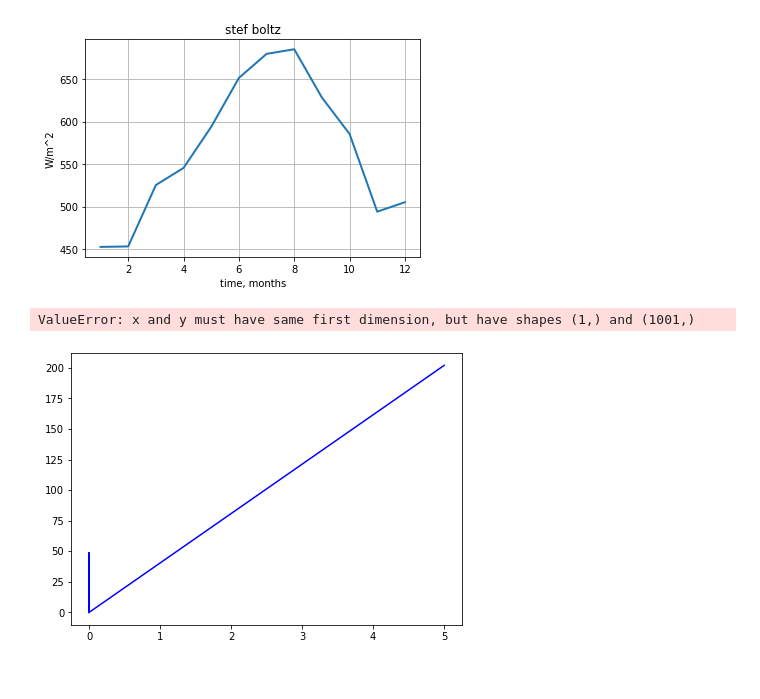
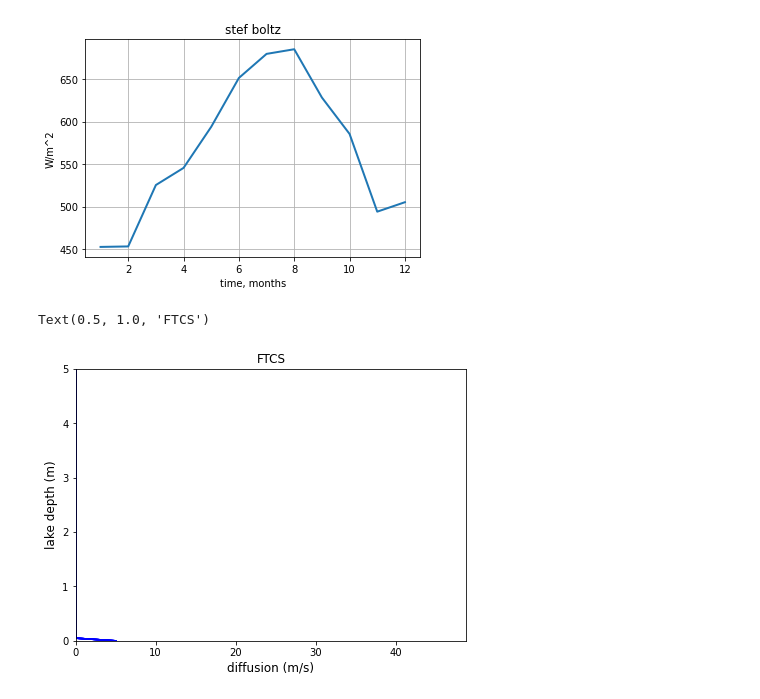
Before and after one commit to chelsealandsky/Final_Project_4610, a Jupyter notebook: FinalProject.ipynb, the cells around one changed output. Cells and saved outputs as stored; diff of their text form; code cells hidden in the pictures.

```diff
--- a/FinalProject.ipynb
+++ b/FinalProject.ipynb
@@ -203,7 +203,7 @@ Qh =  15                          #flux of sensible heat, W/m^2
 #Eddy Diffusion
 k = 0.4                           #von Karman constant
 Po = 1.0                          #neutral turbulent Prandtl number
-U2 = 5                            #wind speed, m/s
+U2 = [15.21, 15.66, 15.66, 14.54, 12.53, 10.74, 10.07, 9.82, 11.41, 12.75, 13.87, 14.54]  # monthly avg wind speed, m/s via meteoblue
 wstar = 1.2*10**-3*U2             #friction velocity at surface, m/s
 Ri = 1.1                          #gradient Richardson number  https://glossary.ametsoc.org/wiki/Gradient_richardson_number
 N = 0.002                         #Brunt-Vaisala frequency, 1/s
@@ -293,8 +293,8 @@ def diffusion(dt,dz,td,Z,km,U2, surfB, bottomB):
     # diffusion number (has to be less than 0.5 for the solution to be stable):
     diff = evapmasst
     z = np.arange(0,Z+dz,dz)
-    z[0]= surfB
-    z[-1]= bottomB
+    #z[0]= surfB
+    #z[-1]= bottomB
     te = np.arange(0,td+dt,dt)
     r = len(te)
     c = len(z)
@@ -303,39 +303,37 @@ def diffusion(dt,dz,td,Z,km,U2, surfB, bottomB):
     for n in range(0,r-1): # time
         for j in range(1,c-1): # space
             U[n+1,j] = U[n,j] + diff*(U[n,j-1] - 2*U[n,j] + U[n,j+1])
     return z,U,r,diff
 
 
 def diffusiona(td,eta,U2,dz,km,Z):
     z = np.arange(0,eta+dz,dz)
-    z[0]= surfB
-    z[-1]= bottomB
     eta1 = 4.21
     eta2 = Z/(2*(te*km)**0.5)
     sum1 = 0
     sum2 = 0
     for n in range(0,1000):
         sum1 = sum1 + erfc(2*n*eta1+eta2)
         sum2 = sum2 + erfc(2*(n+1)*eta1-eta2)
     U_wind = U2*(sum1-sum2)
     return U_wind
 
 z,U,r,diff = diffusion(dt,dz,td,Z,km,U2, surfB, bottomB)
 
 plt.figure(figsize=(7,5))
 plot_times = np.arange(0.2,1.0,0.1)
 for te in plot_times:
     plt.plot(U[int(te/dt),:],z,'Blue',label='numerical')
     U_wind = diffusiona(td,eta,U2,dz,km,Z)
-    plt.plot(U_wind,z,'ok',label='analytic',markersize=3)
+#    plt.plot(U_wind,z,'ok',label='analytic',markersize=3)
         #plt.legend(fontsize=12)
 plt.xlabel('diffusion (m/s)',fontsize=12)
 plt.ylabel('lake depth (m)',fontsize=12)
 plt.axis([0,Z,0,U2])
-plt.title('FTCS v. analytic solutions')
+plt.title('FTCS')
 # %% [output]
-ValueError: x and y must have same first dimension, but have shapes (1,) and (1001,)
+Text(0.5, 1.0, 'FTCS')
-[figure, old version]
+[figure, new version]
 # %%
 def diffusionCN(dz,nz,dt,nt,D,U,ntout):
     Uout = []
```
Also changed, not shown: parts of 4 cells of this notebook.
